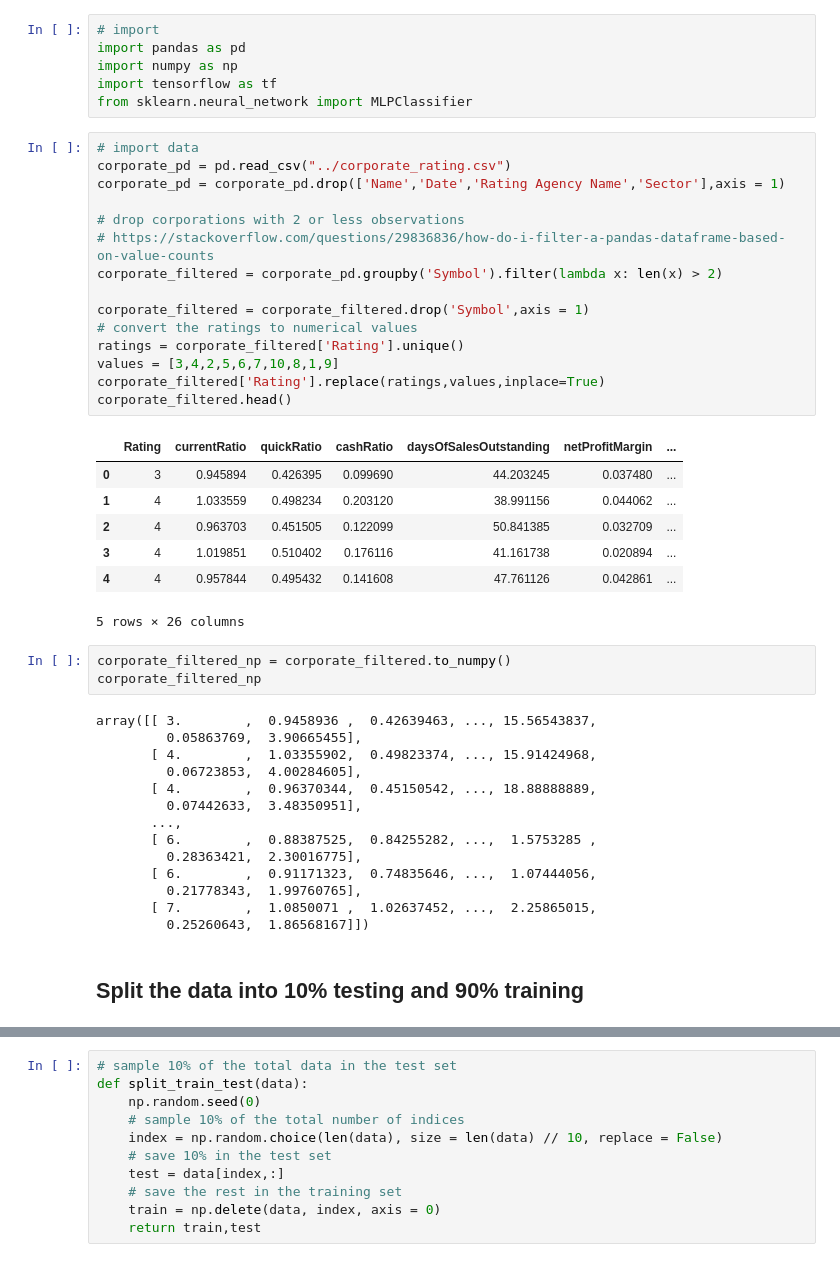
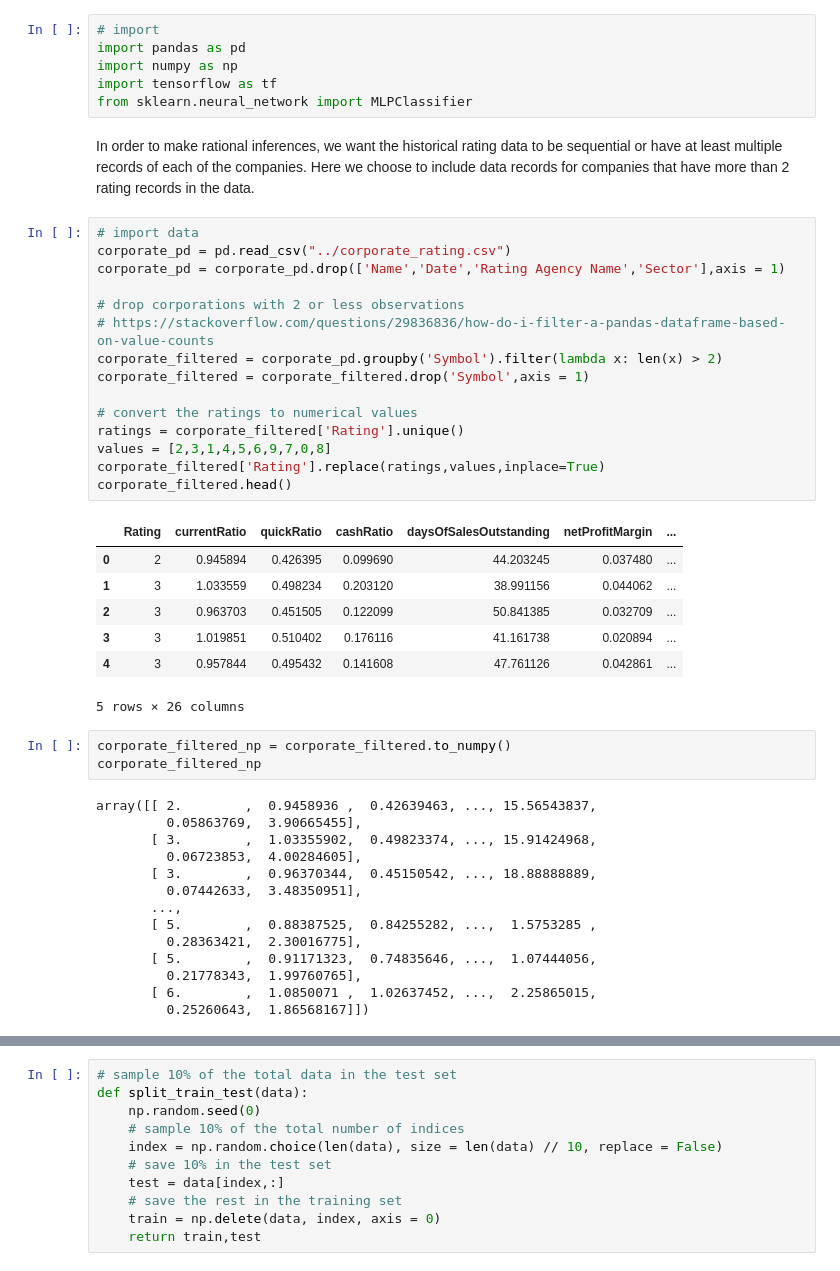
Before and after one commit to comp-machine-learning-fall2022/portfolio-tianshu-zhang, a Jupyter notebook: deep-learning/Deep Learning Prediction.ipynb, the cells around one changed output, grey strips where cells are left out. Cells and saved outputs as stored; diff of their text form.

```diff
--- a/deep-learning/Deep Learning Prediction.ipynb
+++ b/deep-learning/Deep Learning Prediction.ipynb
@@ -9,45 +13,45 @@ import pandas as pd
 import numpy as np
 import tensorflow as tf
 from sklearn.neural_network import MLPClassifier
+# %% [markdown]
+In order to make rational inferences, we want the historical rating data to be sequential or have at least multiple records of each of the companies. Here we choose to include data records for companies that have more than 2 rating records in the data.
 # %%
 # import data
 corporate_pd = pd.read_csv("../corporate_rating.csv")
 corporate_pd = corporate_pd.drop(['Name','Date','Rating Agency Name','Sector'],axis = 1)
 
 # drop corporations with 2 or less observations
 # https://stackoverflow.com/questions/29836836/how-do-i-filter-a-pandas-dataframe-based-on-value-counts
 corporate_filtered = corporate_pd.groupby('Symbol').filter(lambda x: len(x) > 2)
+corporate_filtered = corporate_filtered.drop('Symbol',axis = 1)
 
-corporate_filtered = corporate_filtered.drop('Symbol',axis = 1)
 # convert the ratings to numerical values
 ratings = corporate_filtered['Rating'].unique()
-values = [3,4,2,5,6,7,10,8,1,9]
+values = [2,3,1,4,5,6,9,7,0,8]
 corporate_filtered['Rating'].replace(ratings,values,inplace=True)
 corporate_filtered.head()
 # %% [output]
 |  | Rating | currentRatio | quickRatio | cashRatio | daysOfSalesOutstanding | netProfitMargin | ... |
-| 0 | 3 | 0.945894 | 0.426395 | 0.099690 | 44.203245 | 0.037480 | ... |
-| 1 | 4 | 1.033559 | 0.498234 | 0.203120 | 38.991156 | 0.044062 | ... |
-| 2 | 4 | 0.963703 | 0.451505 | 0.122099 | 50.841385 | 0.032709 | ... |
-| 3 | 4 | 1.019851 | 0.510402 | 0.176116 | 41.161738 | 0.020894 | ... |
-| 4 | 4 | 0.957844 | 0.495432 | 0.141608 | 47.761126 | 0.042861 | ... |
+| 0 | 2 | 0.945894 | 0.426395 | 0.099690 | 44.203245 | 0.037480 | ... |
+| 1 | 3 | 1.033559 | 0.498234 | 0.203120 | 38.991156 | 0.044062 | ... |
+| 2 | 3 | 0.963703 | 0.451505 | 0.122099 | 50.841385 | 0.032709 | ... |
+| 3 | 3 | 1.019851 | 0.510402 | 0.176116 | 41.161738 | 0.020894 | ... |
+| 4 | 3 | 0.957844 | 0.495432 | 0.141608 | 47.761126 | 0.042861 | ... |
 5 rows × 26 columns
 # %%
 corporate_filtered_np = corporate_filtered.to_numpy()
 corporate_filtered_np
 # %% [output]
-array([[ 3.        ,  0.9458936 ,  0.42639463, ..., 15.56543837,
+array([[ 2.        ,  0.9458936 ,  0.42639463, ..., 15.56543837,
          0.05863769,  3.90665455],
-       [ 4.        ,  1.03355902,  0.49823374, ..., 15.91424968,
+       [ 3.        ,  1.03355902,  0.49823374, ..., 15.91424968,
          0.06723853,  4.00284605],
-       [ 4.        ,  0.96370344,  0.45150542, ..., 18.88888889,
+       [ 3.        ,  0.96370344,  0.45150542, ..., 18.88888889,
          0.07442633,  3.48350951],
        ...,
-       [ 6.        ,  0.88387525,  0.84255282, ...,  1.5753285 ,
+       [ 5.        ,  0.88387525,  0.84255282, ...,  1.5753285 ,
          0.28363421,  2.30016775],
-       [ 6.        ,  0.91171323,  0.74835646, ...,  1.07444056,
+       [ 5.        ,  0.91171323,  0.74835646, ...,  1.07444056,
          0.21778343,  1.99760765],
-       [ 7.        ,  1.0850071 ,  1.02637452, ...,  2.25865015,
+       [ 6.        ,  1.0850071 ,  1.02637452, ...,  2.25865015,
          0.25260643,  1.86568167]])
-# %% [markdown]
-## Split the data into 10% testing and 90% training
```
Also changed, not shown: parts of 23 cells of this notebook, 2 other files.
